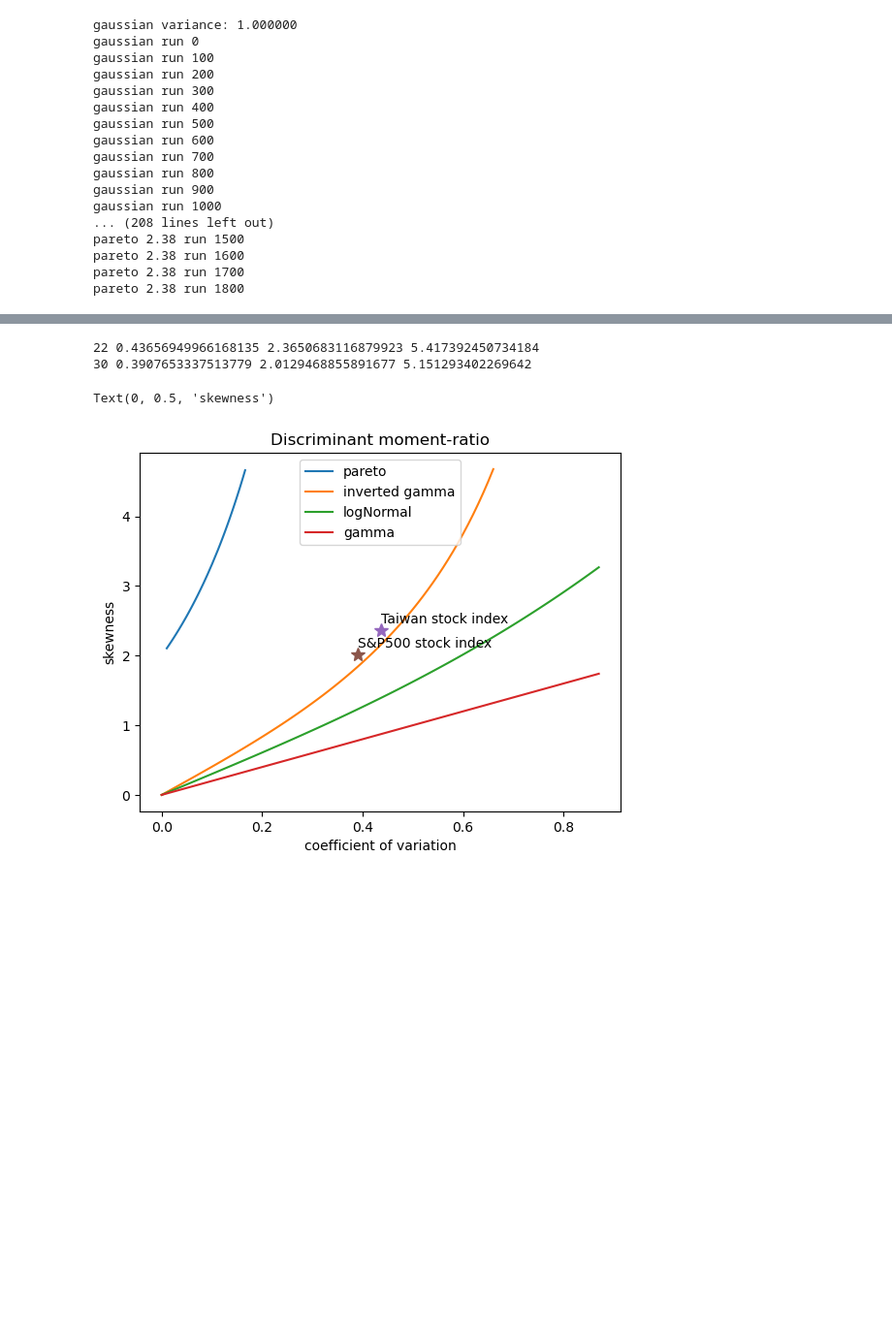
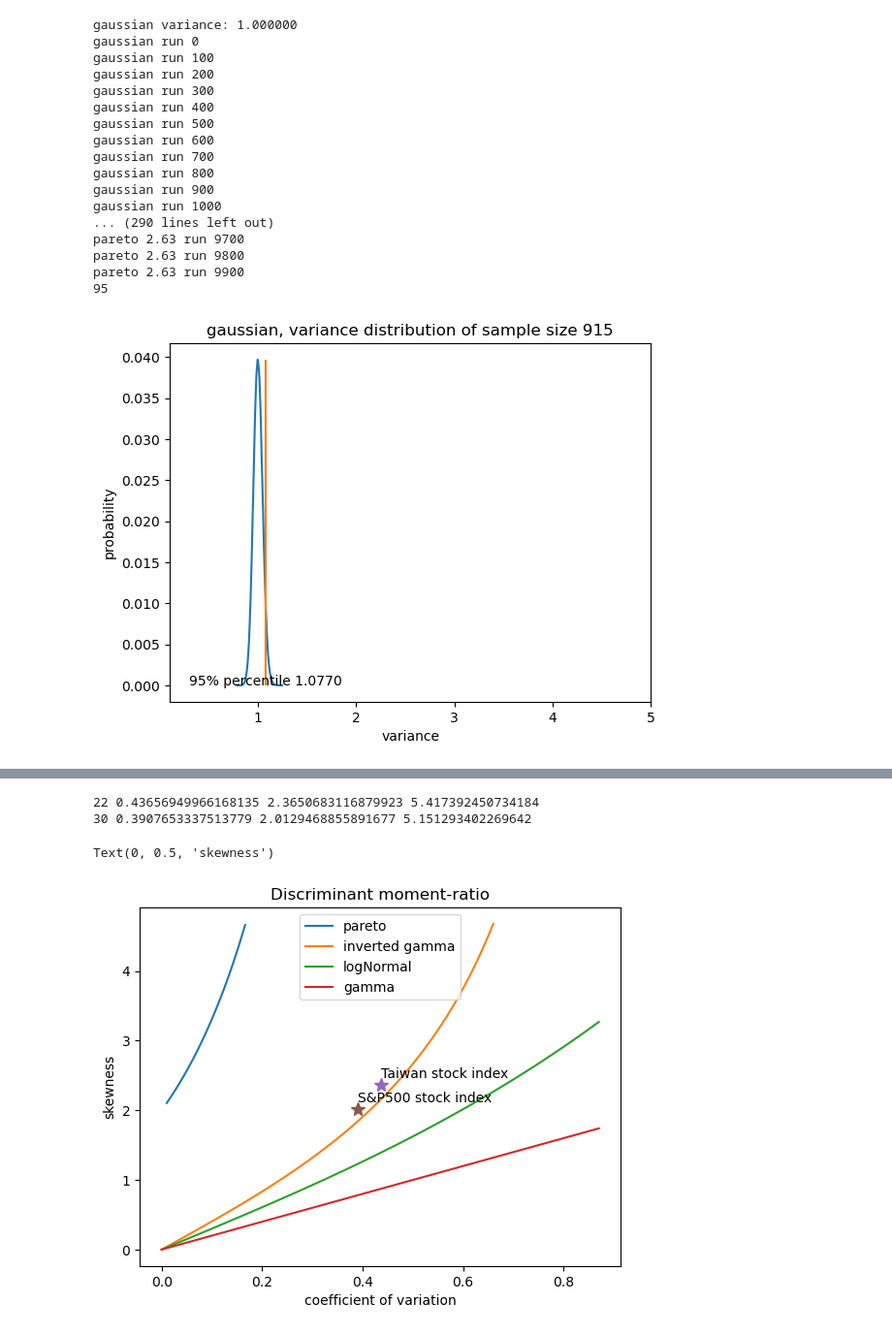
Before and after one commit to fumin/fumin.github.io, a Jupyter notebook: notes/statistics/taiex.ipynb, the cells around one changed output, grey strips where cells are left out. Shown at 97% size. Cells and saved outputs as stored; diff of their text form; code cells hidden in the pictures; blank space fills up the shorter version.

```diff
--- a/notes/statistics/taiex.ipynb
+++ b/notes/statistics/taiex.ipynb
@@ -280,36 +280,37 @@ def analyze(analysis):
 
 
 class Analysis:
     def __init__(self, name, sampleSize, bins, mcSize, distribution):
         self.name = name
         self.sampleSize = sampleSize
         self.bins = bins
         self.mcSize = int(bins*mcSize)
         self.distribution = distribution
         self.upperSignificance = 95
 
 
 bins = 100
 sampleSize = 915
 analyze(Analysis("gaussian", sampleSize, bins, 1e4, scipy.stats.norm()))
-alpha = 2.38
+alpha = 2.63
 analyze(Analysis("pareto %.2f"%alpha, sampleSize, bins, 1e4, paretoWithVariance(alpha)))
 analyze(Analysis("pareto %.2f"%alpha, 1000000, bins, 1e3, paretoWithVariance(alpha)))
 # %% [output]
 gaussian variance: 1.000000
 gaussian run 0
 gaussian run 100
 gaussian run 200
 gaussian run 300
 gaussian run 400
 gaussian run 500
 gaussian run 600
 gaussian run 700
 gaussian run 800
 gaussian run 900
 gaussian run 1000
-... (208 lines left out)
-pareto 2.38 run 1500
-pareto 2.38 run 1600
-pareto 2.38 run 1700
-pareto 2.38 run 1800
+... (290 lines left out)
+pareto 2.63 run 9700
+pareto 2.63 run 9800
+pareto 2.63 run 9900
+95
+[figure, added]
```
Also changed, not shown: parts of 5 cells of this notebook, 18 other files.
